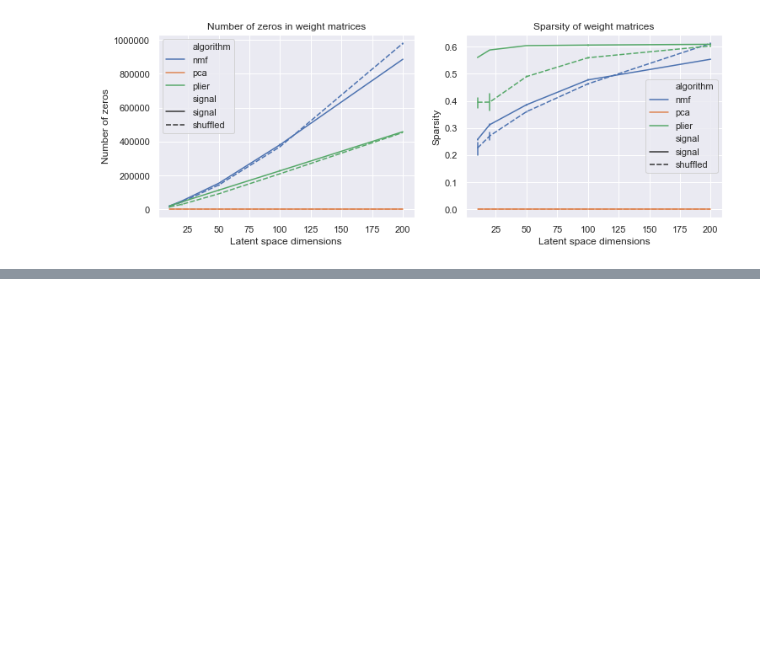
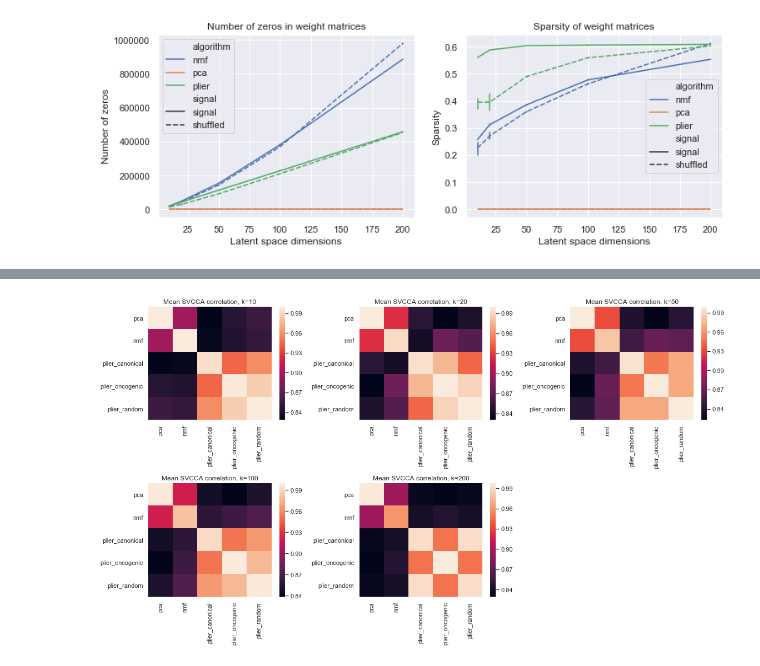
Before and after one commit to jjc2718/netreg, a Jupyter notebook: 5.analyze_plier_compression.ipynb, the cells around one changed output, grey strips where cells are left out. Saved outputs shown, nothing was run; the diff lists cells and outputs as text; code cells hidden in the pictures; blank space fills up the shorter version.

Commit message:
add analysis code to compare weight matrices using SVCCA
still need to make sure differences aren't just input normalization

```diff
--- a/5.analyze_plier_compression.ipynb
+++ b/5.analyze_plier_compression.ipynb
@@ -66,0 +187,15 @@ plt.show()
+# %%
+sns.set()
+fig, axarr = plt.subplots(2, 3)
+fig.set_figwidth(16)
+fig.set_figheight(9)
+fig.delaxes(axarr[1][2])
+
+for ix, z_dim in enumerate(z_dims):
+    ax = axarr[ix // 3, ix % 3]
+    df = pd.DataFrame(data=avg_cca_mtx[z_dim], index=algorithms, columns=algorithms)
+    sns.heatmap(df, ax=ax)
+    ax.set_title('Mean SVCCA correlation, k={}'.format(z_dim))
+plt.tight_layout()
+# %% [output]
+[figure, added]
```
Also changed, not shown: parts of 4 cells of this notebook, 1 other file.
